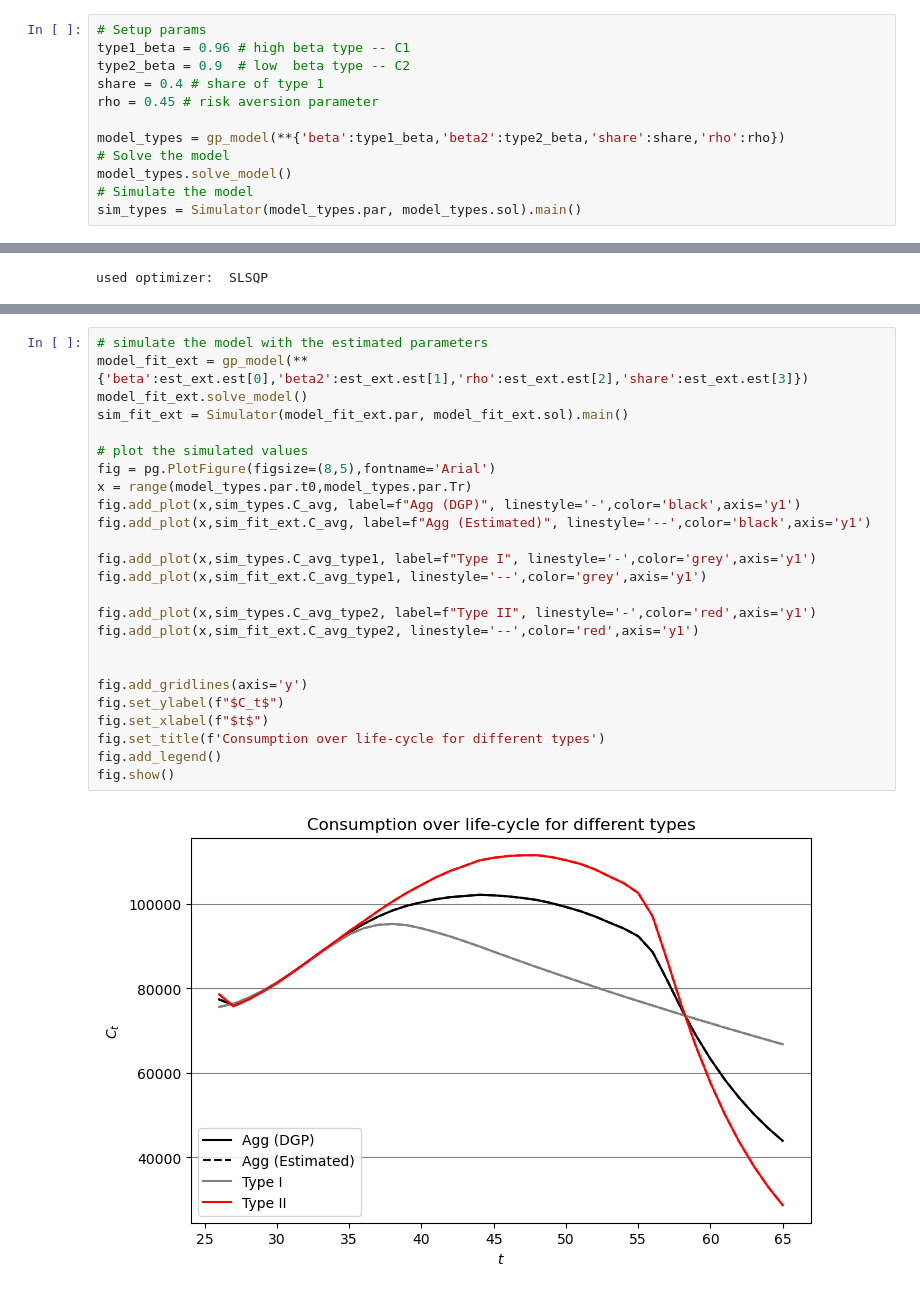
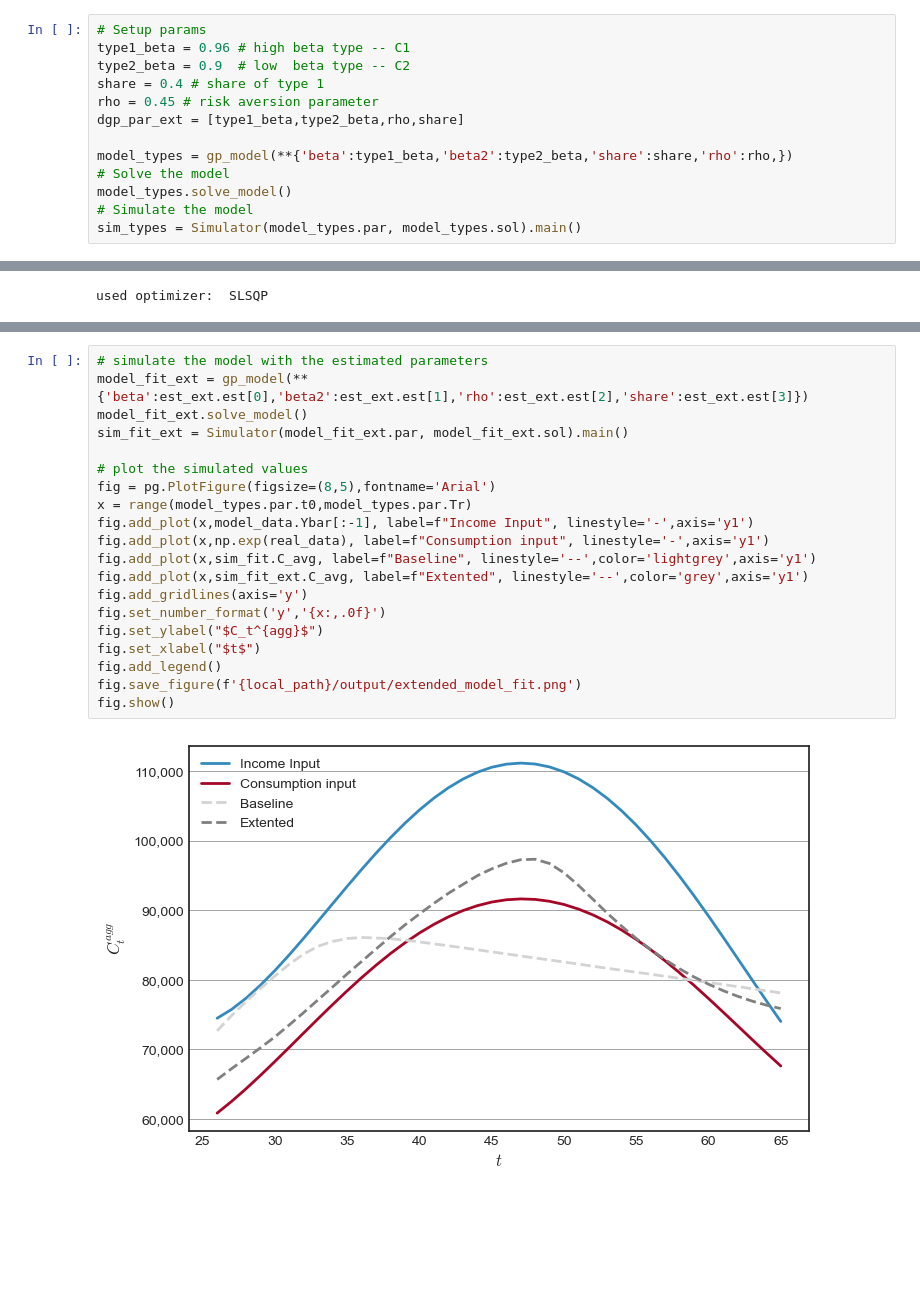
Before and after one commit to AsFyhn/DP-life-cycle, a Jupyter notebook: Run_all.ipynb, the cells around one changed output, grey strips where cells are left out. Drawn from its saved outputs; the diff is of its cells as text; blank space fills up the shorter version.

```diff
--- a/Run_all.ipynb
+++ b/Run_all.ipynb
@@ -306,8 +340,9 @@ type1_beta = 0.96 # high beta type -- C1
 type2_beta = 0.9  # low  beta type -- C2
 share = 0.4 # share of type 1
 rho = 0.45 # risk aversion parameter
+dgp_par_ext = [type1_beta,type2_beta,rho,share]
 
-model_types = gp_model(**{'beta':type1_beta,'beta2':type2_beta,'share':share,'rho':rho})
+model_types = gp_model(**{'beta':type1_beta,'beta2':type2_beta,'share':share,'rho':rho,})
 # Solve the model
 model_types.solve_model()
 # Simulate the model
@@ -347,27 +422,22 @@ estimated values using scipy optimizer [0.96   0.8996 0.5175 0.3999]
 # %%
 # simulate the model with the estimated parameters
 model_fit_ext = gp_model(**{'beta':est_ext.est[0],'beta2':est_ext.est[1],'rho':est_ext.est[2],'share':est_ext.est[3]})
 model_fit_ext.solve_model()
 sim_fit_ext = Simulator(model_fit_ext.par, model_fit_ext.sol).main()
 
 # plot the simulated values
 fig = pg.PlotFigure(figsize=(8,5),fontname='Arial')
 x = range(model_types.par.t0,model_types.par.Tr)
-fig.add_plot(x,sim_types.C_avg, label=f"Agg (DGP)", linestyle='-',color='black',axis='y1')
-fig.add_plot(x,sim_fit_ext.C_avg, label=f"Agg (Estimated)", linestyle='--',color='black',axis='y1')
-
-fig.add_plot(x,sim_types.C_avg_type1, label=f"Type I", linestyle='-',color='grey',axis='y1')
-fig.add_plot(x,sim_fit_ext.C_avg_type1, linestyle='--',color='grey',axis='y1')
-
-fig.add_plot(x,sim_types.C_avg_type2, label=f"Type II", linestyle='-',color='red',axis='y1')
-fig.add_plot(x,sim_fit_ext.C_avg_type2, linestyle='--',color='red',axis='y1')
-
-
+fig.add_plot(x,model_data.Ybar[:-1], label=f"Income Input", linestyle='-',axis='y1')
+fig.add_plot(x,np.exp(real_data), label=f"Consumption input", linestyle='-',axis='y1')
+fig.add_plot(x,sim_fit.C_avg, label=f"Baseline", linestyle='--',color='lightgrey',axis='y1')
+fig.add_plot(x,sim_fit_ext.C_avg, label=f"Extented", linestyle='--',color='grey',axis='y1')
 fig.add_gridlines(axis='y')
-fig.set_ylabel(f"$C_t$")
-fig.set_xlabel(f"$t$")
-fig.set_title(f'Consumption over life-cycle for different types')
+fig.set_number_format('y','{x:,.0f}')
+fig.set_ylabel("$C_t^{agg}$")
+fig.set_xlabel("$t$")
 fig.add_legend()
+fig.save_figure(f'{local_path}/output/extended_model_fit.png')
 fig.show()
 # %% [output]
-[figure, old version]
+[figure, new version]
```
Also changed, not shown: parts of 26 cells of this notebook, 10 other files.
